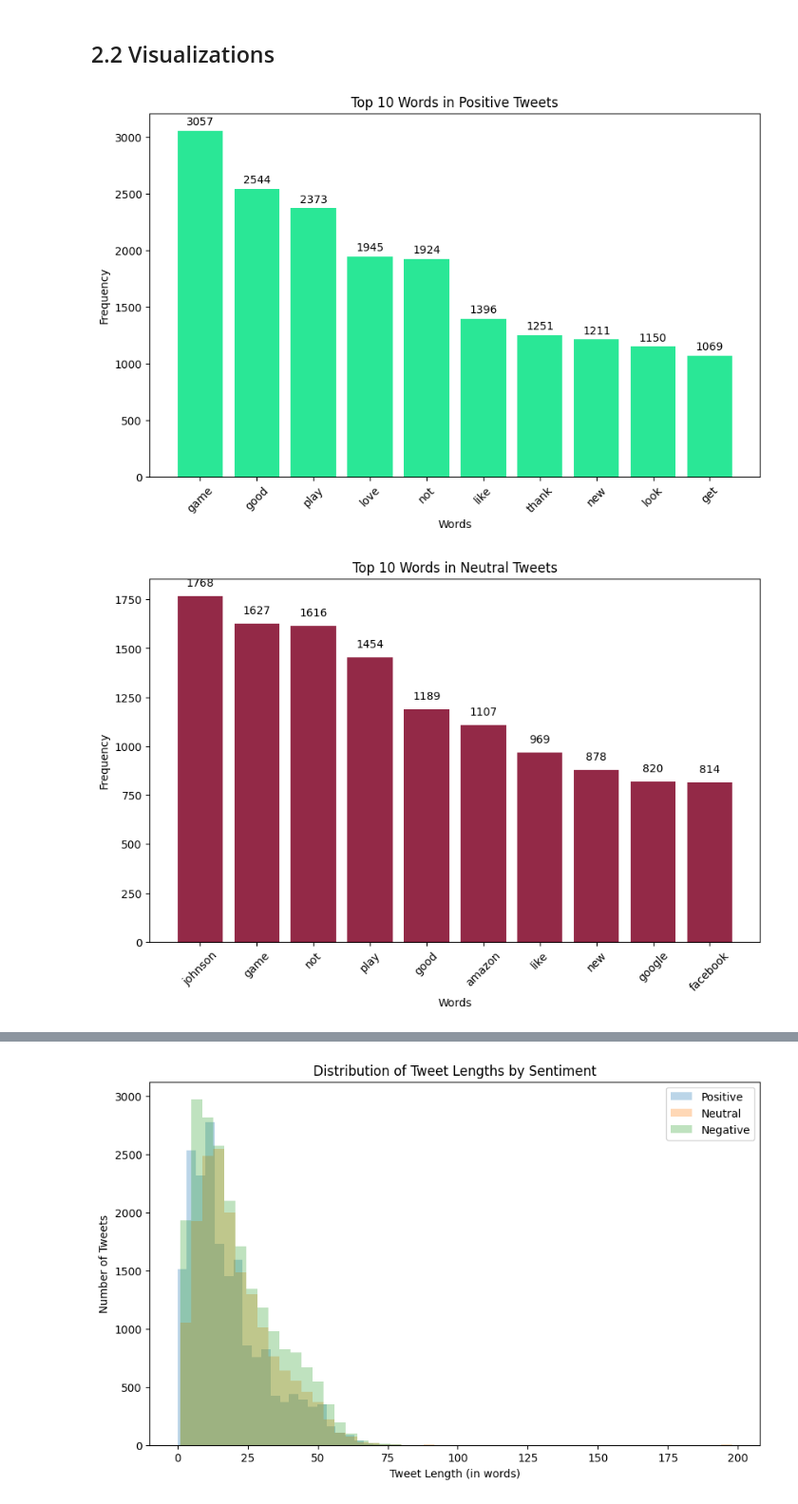
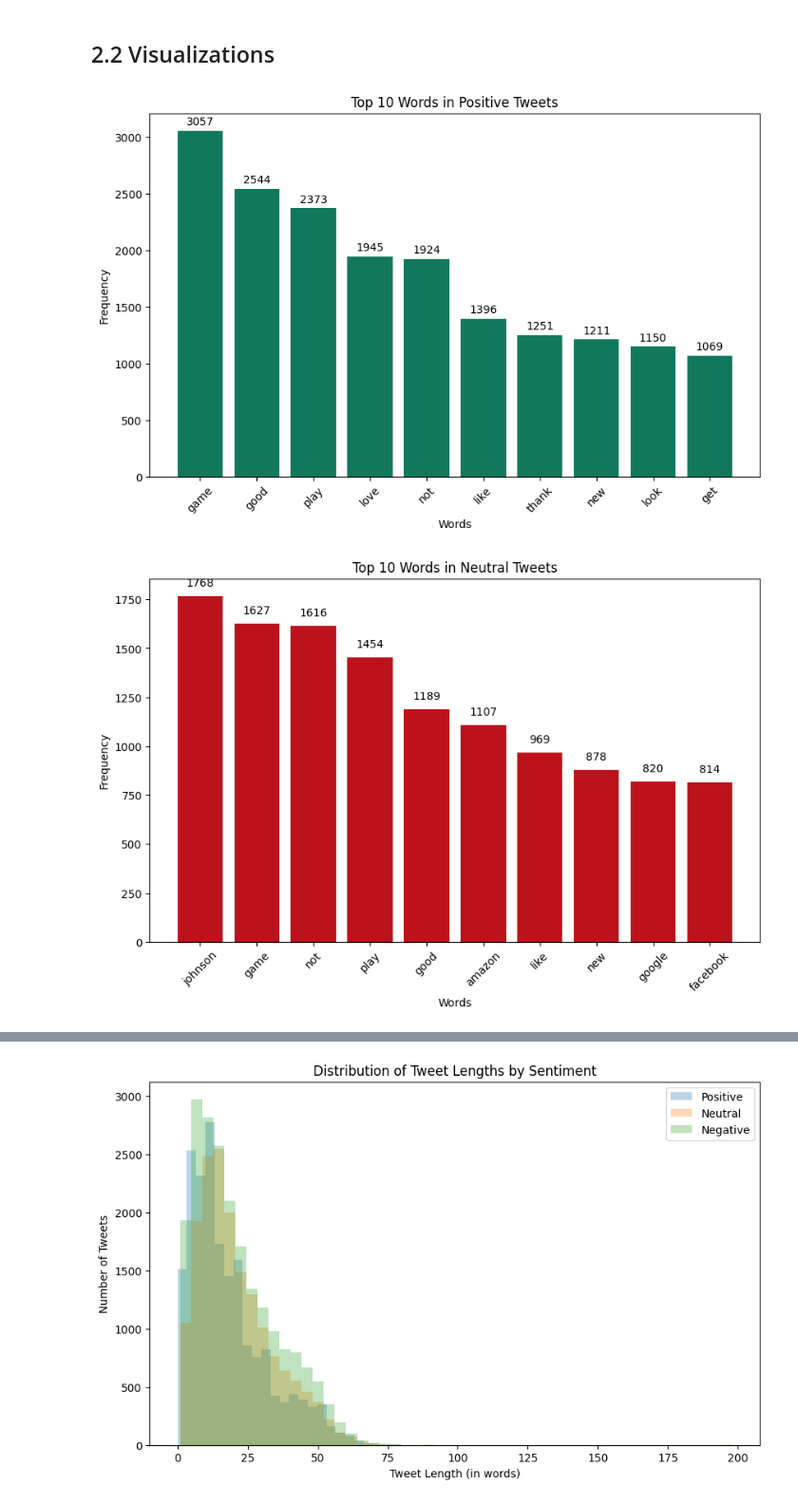
Before and after one commit to mramsundar/IITM-Graded-Projects, a Jupyter notebook: Week 31/tweet_anaysis.ipynb, the cells around one changed output, grey strips where cells are left out. Shown at 95% size. Drawn from its saved outputs; the diff is of its cells as text; code cells hidden in the pictures.

```diff
--- a/Week 31/tweet_anaysis.ipynb
+++ b/Week 31/tweet_anaysis.ipynb
@@ -164,25 +177,27 @@ plt.show()
 # %%
 # Frequency of top words in Positive, Negative and Neutral tweets
 
 sentiment_categories = df["sentiment"].unique()
 
+def show_top_words(df: pd.DataFrame, sentiment_categories: list[str]) -> None:
+    top_n = 10
+    for sentiment in sentiment_categories:
+        subset = df[df["sentiment"] == sentiment]
+        all_words = " ".join(subset["sanitized_tweet"]).split()
+        word_counts = Counter(all_words)
+        most_common_words = word_counts.most_common(top_n)
+        words, counts = zip(*most_common_words)
+        plt.figure(figsize=(10, 6))
+        plt.bar(words, counts, color = np.random.rand(3,))
+        plt.xlabel("Words")
+        plt.ylabel("Frequency")
+        plt.title(f"Top {top_n} Words in {sentiment} Tweets")
+        plt.xticks(rotation=45)
+        for i, count in enumerate(counts):
+            plt.text(i, count + 50, str(count), ha="center")
+        plt.show()
 
-top_n = 10
-for sentiment in sentiment_categories:
-    subset = df[df["sentiment"] == sentiment]
-    all_words = " ".join(subset["sanitized_tweet"]).split()
-    word_counts = Counter(all_words)
-    most_common_words = word_counts.most_common(top_n)
-    words, counts = zip(*most_common_words)
-    plt.figure(figsize=(10, 6))
-    plt.bar(words, counts, color = np.random.rand(3,))
-    plt.xlabel("Words")
-    plt.ylabel("Frequency")
-    plt.title(f"Top {top_n} Words in {sentiment} Tweets")
-    plt.xticks(rotation=45)
-    for i, count in enumerate(counts):
-        plt.text(i, count + 50, str(count), ha="center")
-    plt.show()
+show_top_words(df, sentiment_categories.tolist())
 # %% [output]
-[figure, old version]
+[figure, new version]
-[figure, old version]
+[figure, new version]
```
Also changed, not shown: parts of 7 cells of this notebook.
